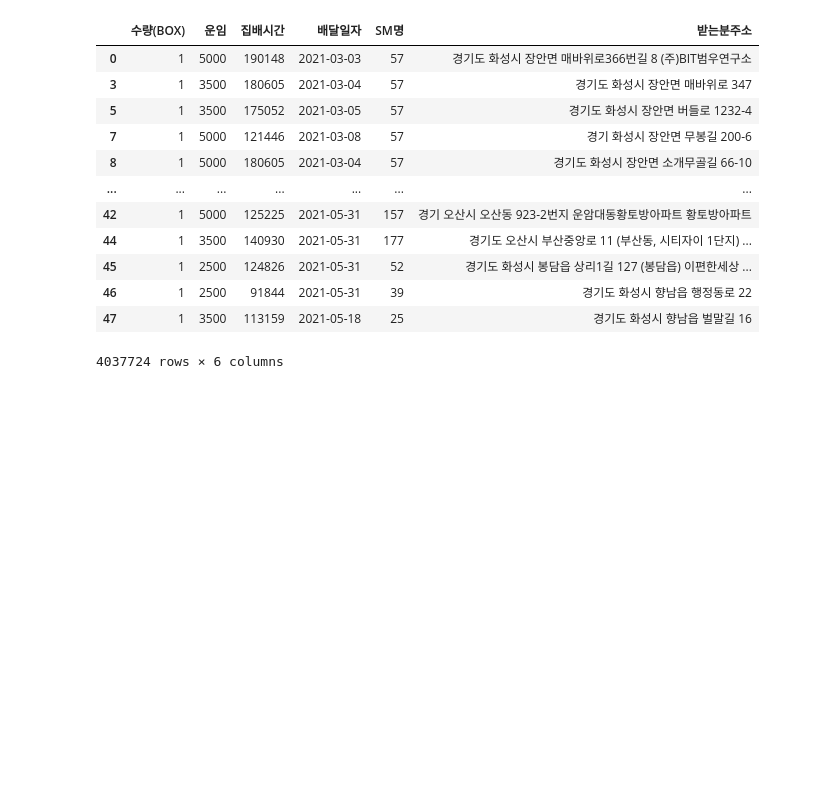
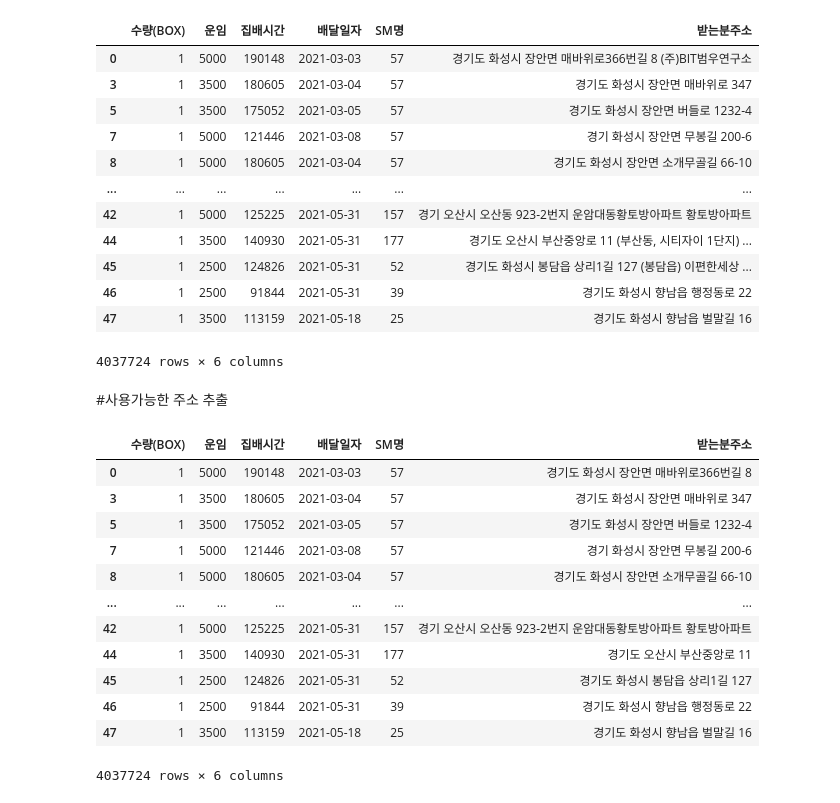
Before and after one commit to IHAGI-c/CJ_VRP, a Jupyter notebook: HS/final_script.ipynb, the cells around one changed output. Saved outputs shown, nothing was run; the diff lists cells and outputs as text; code cells hidden in the pictures; blank space fills up the shorter version.

```diff
--- a/HS/final_script.ipynb
+++ b/HS/final_script.ipynb
@@ -5,7 +5,7 @@ from google.colab import drive
 import os
 
 drive.mount('/gdrive/', force_remount=True)
-PATH = "/gdrive/MyDrive/CJ/2. 택배 배송 데이터/"  # 택배 배송 데이터 PATH
+PATH = "/gdrive/MyDrive/CJ_1/2. 택배 배송 데이터/"  # 택배 배송 데이터 PATH
 takbe_CSVs = os.listdir(PATH)
 
 takbe_CSVs
@@ -144,3 +144,25 @@ df
 | 46 | 1 | 2500 | 91844 | 2021-05-31 | 39 | 경기도 화성시 향남읍 행정동로 22 |
 | 47 | 1 | 3500 | 113159 | 2021-05-18 | 25 | 경기도 화성시 향남읍 벌말길 16 |
 4037724 rows × 6 columns
+# %% [markdown]
+#사용가능한 주소 추출
+# %%
+def remwithre(text, there=re.compile(re.escape('(')+'.*')):
+  return there.sub('', text)
+# %%
+df['받는분주소'] = df['받는분주소'].apply(remwithre)
+df
+# %% [output]
+|  | 수량(BOX) | 운임 | 집배시간 | 배달일자 | SM명 | 받는분주소 |
+| 0 | 1 | 5000 | 190148 | 2021-03-03 | 57 | 경기도 화성시 장안면 매바위로366번길 8 |
+| 3 | 1 | 3500 | 180605 | 2021-03-04 | 57 | 경기도 화성시 장안면 매바위로 347 |
+| 5 | 1 | 3500 | 175052 | 2021-03-05 | 57 | 경기도 화성시 장안면 버들로 1232-4 |
+| 7 | 1 | 5000 | 121446 | 2021-03-08 | 57 | 경기 화성시 장안면 무봉길 200-6 |
+| 8 | 1 | 5000 | 180605 | 2021-03-04 | 57 | 경기도 화성시 장안면 소개무골길 66-10 |
+| ... | ... | ... | ... | ... | ... | ... |
+| 42 | 1 | 5000 | 125225 | 2021-05-31 | 157 | 경기 오산시 오산동 923-2번지 운암대동황토방아파트 황토방아파트 |
+| 44 | 1 | 3500 | 140930 | 2021-05-31 | 177 | 경기도 오산시 부산중앙로 11 |
+| 45 | 1 | 2500 | 124826 | 2021-05-31 | 52 | 경기도 화성시 봉담읍 상리1길 127 |
+| 46 | 1 | 2500 | 91844 | 2021-05-31 | 39 | 경기도 화성시 향남읍 행정동로 22 |
+| 47 | 1 | 3500 | 113159 | 2021-05-18 | 25 | 경기도 화성시 향남읍 벌말길 16 |
+4037724 rows × 6 columns
```
